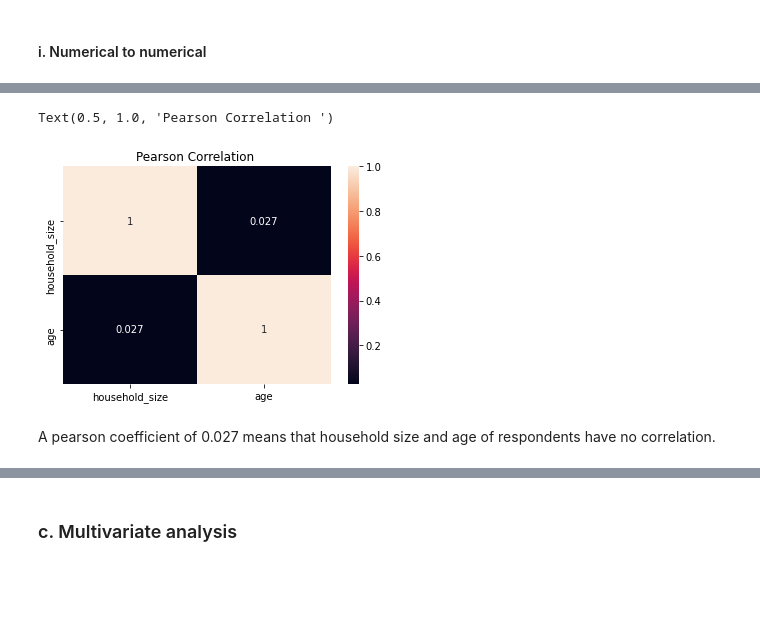
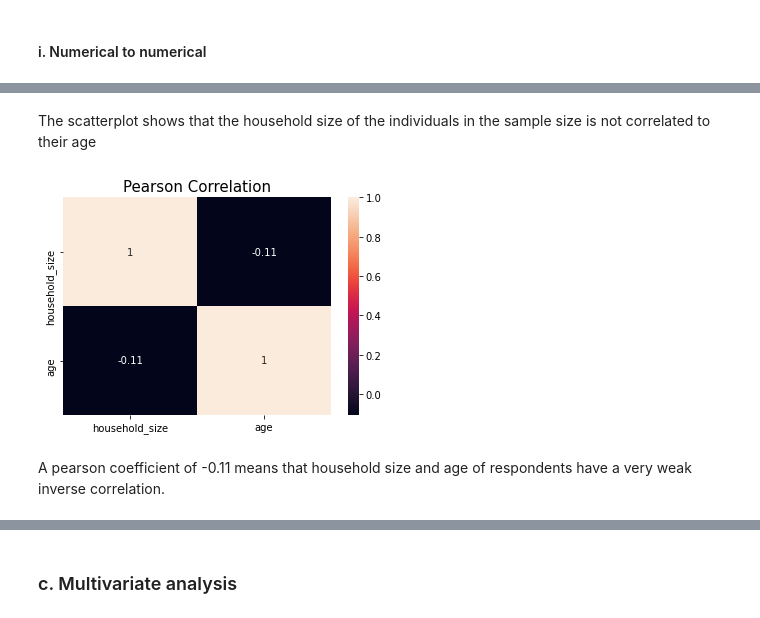
Before and after one commit to WambuiKahuthu/MORINGA_CORE_WEEK2_IP_DESCRIPTIVE_STATISTICS, a Jupyter notebook: Moringa_Data_Science_Core_W2_Independent_Project_2021_08_Wambui_Kahuthu_Python_Notebook.ipynb, the cells around one changed output, grey strips where cells are left out. Saved outputs shown, nothing was run; the diff lists cells and outputs as text; code cells hidden in the pictures; blank space fills up the shorter version.

```diff
--- a/Moringa_Data_Science_Core_W2_Independent_Project_2021_08_Wambui_Kahuthu_Python_Notebook.ipynb
+++ b/Moringa_Data_Science_Core_W2_Independent_Project_2021_08_Wambui_Kahuthu_Python_Notebook.ipynb
@@ -728,13 +747,16 @@ The box plot shows that the minimum household size is 1, the maximum is 9, 25% o
+# %% [markdown]
+The scatterplot shows that the household size of the individuals in the sample size is not correlated to their age
 # %%
 #Calculating pearson correlation of numerical variables
-pearson_corr = with_account.corr()
+pearson_corr = financial_df.corr()
 
 # Plotting a correlation heat map
 sns.heatmap(pearson_corr, xticklabels=pearson_corr.columns, yticklabels=pearson_corr.columns, annot=True)
-
-plt.title('Pearson Correlation ')
+# Giving the heatmap a title
+plt.title('Pearson Correlation', fontsize=15, y=1.015)
+# Displaying the heatmap
+plt.show()
 # %% [output]
-Text(0.5, 1.0, 'Pearson Correlation ')
-[figure, old version]
+[figure, new version]
 # %% [markdown]
-A pearson coefficient of 0.027 means that household size and age of respondents have no correlation.
+A pearson coefficient of -0.11 means that household size and age of respondents have a very weak inverse correlation.
```
Also changed, not shown: parts of 64 cells of this notebook.
